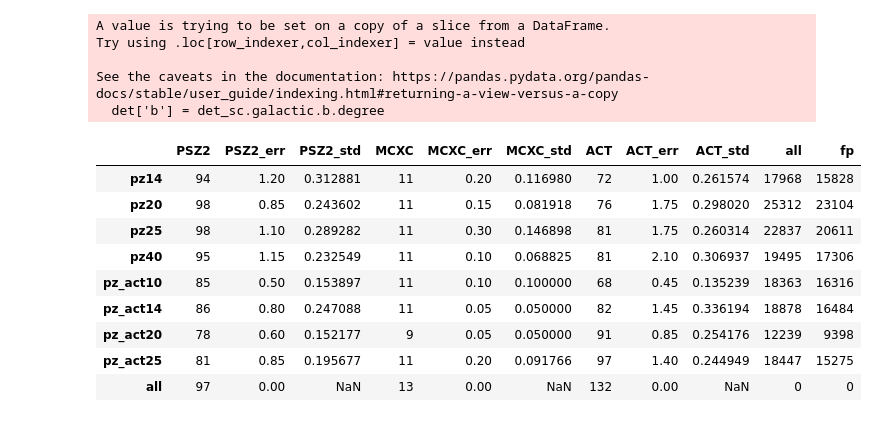
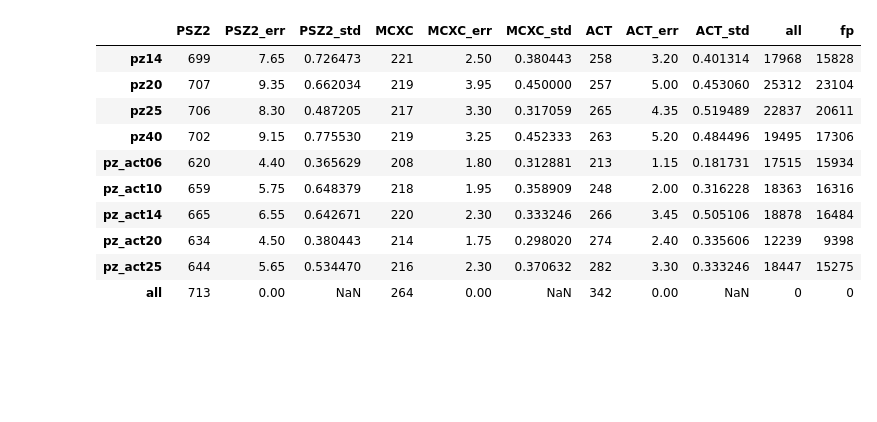
Before and after one commit to rt2122/data-segmentation-2, a Jupyter notebook: visualizations/cats_comp_fixed.ipynb, the cells around one changed output. Cells and saved outputs as stored; diff of their text form; code cells hidden in the pictures; blank space fills up the shorter version.

```diff
--- a/visualizations/cats_comp_fixed.ipynb
+++ b/visualizations/cats_comp_fixed.ipynb
@@ -121,0 +42,15 @@ def gen_tables(det_cats_files, true_cats_files, z_cut = -1, m_cut=-1, b_cut=None
+# %%
+def cut_cat(df, dict_cut = {'z' : [-np.inf, np.inf], 'M500' : [-np.inf, np.inf], 'b' :[-np.inf, np.inf]}):
+
+    sc = SkyCoord(ra=np.array(df['RA'])*u.degree,
+                  dec=np.array(df['DEC'])*u.degree, frame='icrs')
+    df['b'] = sc.galactic.b.degree
+    for prm in dict_cut:
+        if prm == 'b':
+            df = df[np.abs(df[prm]) >= dict_cut[prm][0]]
+            df = df[np.abs(df[prm]) < dict_cut[prm][1]]
+
+        df = df[df[prm] >= dict_cut[prm][0]]
+        df = df[df[prm] < dict_cut[prm][1]]
+    df.index = np.arange(len(df))
+    return df
@@ -164 +154,3 @@ recall
+# %%
+true_cats_files = [file for file in true_cats_files if not ('RM' in file)]
 # %%
@@ -200,22 +184,18 @@ recall
 # %%
-comp, recall = gen_tables(det_cats_files, true_cats_files, m_cut=4, z_cut=0.5)
+comp, recall = gen_tables(det_cats_files, true_cats_files, dict_cut={'M500' : [4, np.inf]})
 comp
 # %% [output]
-A value is trying to be set on a copy of a slice from a DataFrame.
-Try using .loc[row_indexer,col_indexer] = value instead
-
-See the caveats in the documentation: https://pandas.pydata.org/pandas-docs/stable/user_guide/indexing.html#returning-a-view-versus-a-copy
-  det['b'] = det_sc.galactic.b.degree
 |  | PSZ2 | PSZ2_err | PSZ2_std | MCXC | MCXC_err | MCXC_std | ACT | ACT_err | ACT_std | all | fp |
-| pz14 | 94 | 1.20 | 0.312881 | 11 | 0.20 | 0.116980 | 72 | 1.00 | 0.261574 | 17968 | 15828 |
-| pz20 | 98 | 0.85 | 0.243602 | 11 | 0.15 | 0.081918 | 76 | 1.75 | 0.298020 | 25312 | 23104 |
-| pz25 | 98 | 1.10 | 0.289282 | 11 | 0.30 | 0.146898 | 81 | 1.75 | 0.260314 | 22837 | 20611 |
-| pz40 | 95 | 1.15 | 0.232549 | 11 | 0.10 | 0.068825 | 81 | 2.10 | 0.306937 | 19495 | 17306 |
-| pz_act10 | 85 | 0.50 | 0.153897 | 11 | 0.10 | 0.100000 | 68 | 0.45 | 0.135239 | 18363 | 16316 |
-| pz_act14 | 86 | 0.80 | 0.247088 | 11 | 0.05 | 0.050000 | 82 | 1.45 | 0.336194 | 18878 | 16484 |
-| pz_act20 | 78 | 0.60 | 0.152177 | 9 | 0.05 | 0.050000 | 91 | 0.85 | 0.254176 | 12239 | 9398 |
-| pz_act25 | 81 | 0.85 | 0.195677 | 11 | 0.20 | 0.091766 | 97 | 1.40 | 0.244949 | 18447 | 15275 |
-| all | 97 | 0.00 | NaN | 13 | 0.00 | NaN | 132 | 0.00 | NaN | 0 | 0 |
+| pz14 | 699 | 7.65 | 0.726473 | 221 | 2.50 | 0.380443 | 258 | 3.20 | 0.401314 | 17968 | 15828 |
+| pz20 | 707 | 9.35 | 0.662034 | 219 | 3.95 | 0.450000 | 257 | 5.00 | 0.453060 | 25312 | 23104 |
+| pz25 | 706 | 8.30 | 0.487205 | 217 | 3.30 | 0.317059 | 265 | 4.35 | 0.519489 | 22837 | 20611 |
+| pz40 | 702 | 9.15 | 0.775530 | 219 | 3.25 | 0.452333 | 263 | 5.20 | 0.484496 | 19495 | 17306 |
+| pz_act06 | 620 | 4.40 | 0.365629 | 208 | 1.80 | 0.312881 | 213 | 1.15 | 0.181731 | 17515 | 15934 |
+| pz_act10 | 659 | 5.75 | 0.648379 | 218 | 1.95 | 0.358909 | 248 | 2.00 | 0.316228 | 18363 | 16316 |
+| pz_act14 | 665 | 6.55 | 0.642671 | 220 | 2.30 | 0.333246 | 266 | 3.45 | 0.505106 | 18878 | 16484 |
+| pz_act20 | 634 | 4.50 | 0.380443 | 214 | 1.75 | 0.298020 | 274 | 2.40 | 0.335606 | 12239 | 9398 |
+| pz_act25 | 644 | 5.65 | 0.534470 | 216 | 2.30 | 0.370632 | 282 | 3.30 | 0.333246 | 18447 | 15275 |
+| all | 713 | 0.00 | NaN | 264 | 0.00 | NaN | 342 | 0.00 | NaN | 0 | 0 |
 # %%
 recall
 # %% [output]
```
Also changed, not shown: parts of 21 cells of this notebook, 1 other file.
